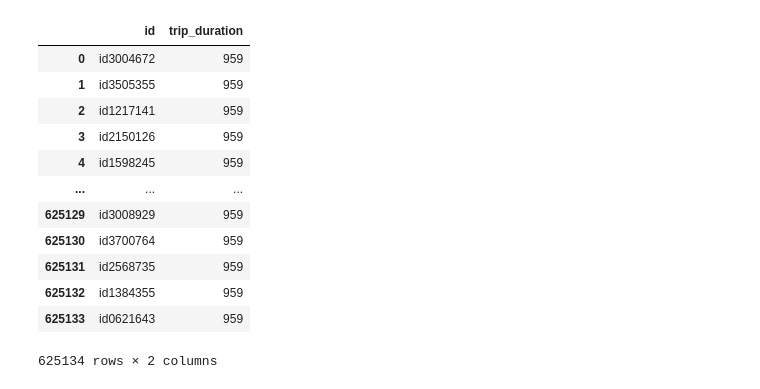
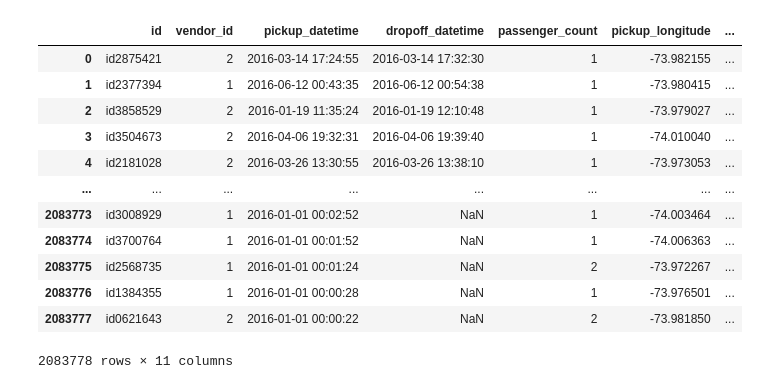
Before and after one commit to Anshu2506/nyc_docs, a Jupyter notebook: notebooks/nyc_note.ipynb, the cells around one changed output. Cells and saved outputs as stored; diff of their text form; code cells hidden in the pictures.

```diff
--- a/notebooks/nyc_note.ipynb
+++ b/notebooks/nyc_note.ipynb
@@ -1,22 +1,48 @@
 # %%
 import pandas as pd
+import matplotlib.pyplot as plt
+import seaborn as sns
+import numpy as np
+
+import warnings
+import os
+import joblib
+import optuna
+import plotly.express as px
+
+from datetime import datetime
+import math
+
+from sklearn.model_selection import train_test_split, KFold, cross_val_score
+from sklearn.preprocessing import StandardScaler, LabelEncoder
+from sklearn.metrics import mean_squared_error, r2_score, mean_squared_log_error
+from sklearn.linear_model import LinearRegression, Ridge, Lasso
+
+import xgboost as xgb
+import lightgbm as lgb
+from catboost import CatBoostRegressor
+
+pd.set_option('display.max_columns', 55)
+warnings.filterwarnings('ignore')
+import plotly.io as pio
+pio.renderers.default = "kaggle"
 # %%
-df=pd.read_csv('/NYC/nyc_docs/data/raw/sample_submission.csv')
+df=pd.read_csv('/NYC/nyc_docs/data/raw/Nyc_taxi_fare.csv')
 df
 # %% [output]
-|  | id | trip_duration |
-| 0 | id3004672 | 959 |
-| 1 | id3505355 | 959 |
-| 2 | id1217141 | 959 |
-| 3 | id2150126 | 959 |
-| 4 | id1598245 | 959 |
-| ... | ... | ... |
-| 625129 | id3008929 | 959 |
-| 625130 | id3700764 | 959 |
-| 625131 | id2568735 | 959 |
-| 625132 | id1384355 | 959 |
-| 625133 | id0621643 | 959 |
+|  | id | vendor_id | pickup_datetime | dropoff_datetime | passenger_count | pickup_longitude | ... |
+| 0 | id2875421 | 2 | 2016-03-14 17:24:55 | 2016-03-14 17:32:30 | 1 | -73.982155 | ... |
+| 1 | id2377394 | 1 | 2016-06-12 00:43:35 | 2016-06-12 00:54:38 | 1 | -73.980415 | ... |
+| 2 | id3858529 | 2 | 2016-01-19 11:35:24 | 2016-01-19 12:10:48 | 1 | -73.979027 | ... |
+| 3 | id3504673 | 2 | 2016-04-06 19:32:31 | 2016-04-06 19:39:40 | 1 | -74.010040 | ... |
+| 4 | id2181028 | 2 | 2016-03-26 13:30:55 | 2016-03-26 13:38:10 | 1 | -73.973053 | ... |
+| ... | ... | ... | ... | ... | ... | ... | ... |
+| 2083773 | id3008929 | 1 | 2016-01-01 00:02:52 | NaN | 1 | -74.003464 | ... |
+| 2083774 | id3700764 | 1 | 2016-01-01 00:01:52 | NaN | 1 | -74.006363 | ... |
+| 2083775 | id2568735 | 1 | 2016-01-01 00:01:24 | NaN | 2 | -73.972267 | ... |
+| 2083776 | id1384355 | 1 | 2016-01-01 00:00:28 | NaN | 1 | -73.976501 | ... |
+| 2083777 | id0621643 | 2 | 2016-01-01 00:00:22 | NaN | 2 | -73.981850 | ... |
-625134 rows × 2 columns
+2083778 rows × 11 columns
 # %%
 # Missing value
 df.isnull().sum()
```
Also changed, not shown: parts of 36 cells of this notebook, 10 other files.
